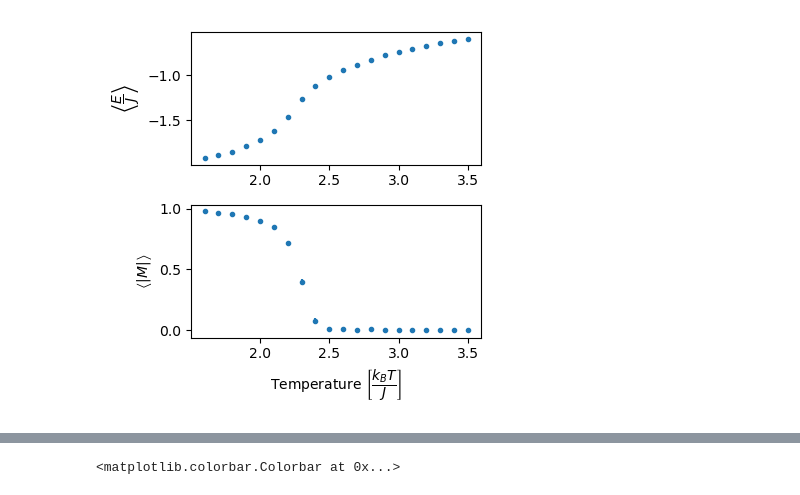
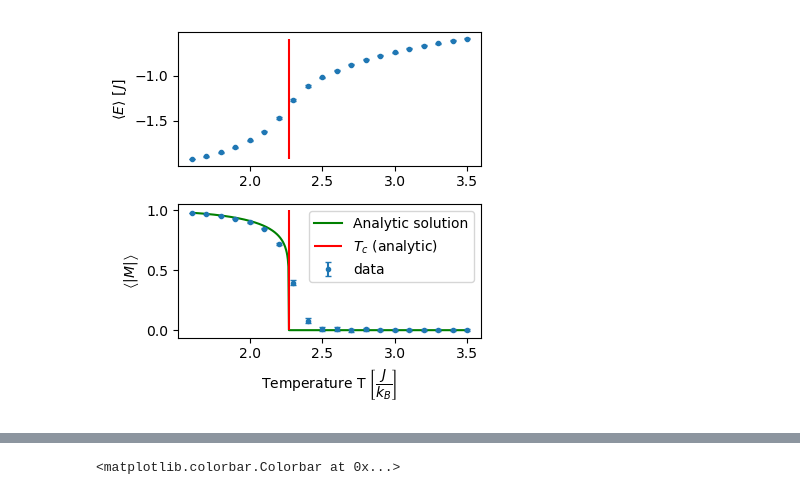
Before and after one commit to aderhall/phys382ising, a Jupyter notebook: analysis_notebooks/fit_observables.ipynb, the cells around one changed output, grey strips where cells are left out. Cells and saved outputs as stored; diff of their text form; code cells hidden in the pictures.

```diff
--- a/analysis_notebooks/fit_observables.ipynb
+++ b/analysis_notebooks/fit_observables.ipynb
@@ -57,19 +58,22 @@ def new_test(test_path):
     !mkdir -p {test_path}/plots
 # %%
 data_tests = "../../data_tests"
-test_name = "fit-observables/many-runs-trial-3-fixN"
+test_name = "fit-observables/grace-33"
 test_path = f"{data_tests}/{test_name}"
-n_trials = 10 # How many times to run the simulation per temperature
-params = SimParams(N = 100, n_steps=100000, n_analyze=95000, n_burnin=2000, b_top = 0.5, multiprocess = True, t_min = 2.1, t_max = 2.2, t_step = 0.1)
 
 if False:
-    #rerun(test_path)
+    params = SimParams(N = 100, n_steps=108000, n_analyze=100000, n_burnin=5000, b_top = 0.5, multiprocess = True, t_min = 1.6, t_max = 3.6, t_step = 0.02, n_trials = 31)
+
     new_test(test_path)
-    run_many(test_path, n_trials, snapshots=False, params=params)
+    run_many(test_path, params=params)
 else:
-    # Unpack the params from params.pkl
+    # Unpack the params from params.pkl so we always have the right param values
     with open(f"{test_path}/params.pkl", "rb") as f:
         params = pickle.load(f)
+    #params = SimParams(N = 100, n_steps=200000, n_analyze=100000, n_burnin=2000, b_top = 0.5, multiprocess = True, t_min = 1.6, t_max = 3.6, t_step = 0.1)
+
+# Make this variable at global scope
+n_trials = params.n_trials
 # %%
 # Read data from files
 em = []
@@ -124,19 +144,32 @@ temp.shape = (2,), sc_data.shape = (2, 49, 10), ac_data.shape = (2, 49, 10)
 # %%
 e_mean_error = e_std.mean(axis=1) / np.sqrt(n_trials)
 m_mean_error = m_std.mean(axis=1) / np.sqrt(n_trials)
+# %%
+pcw_sinh = lambda T : (T < 2.269) * ((1 - np.sinh(2 / T) ** (-4)) ** (1 / 8))
 # %%
 plt.close()
 fig, ax = plt.subplots(2, figsize=(4, 4))
-ax[0].errorbar(temp, e_mean.mean(axis=1), e_mean_error, fmt='.')
+
+ax[0].errorbar(temp, e_mean.mean(axis=1), e_mean_error, fmt='.', capsize=2)
 #ax[0].set_xlabel(r"Temperature $\left[\dfrac{k_B T}{J}\right]$")
-ax[0].set_ylabel(r"$\left<\dfrac{E}{J}\right>$")
-ax[1].errorbar(temp, m_mean.mean(axis=1), m_mean_error, fmt='.')
-ax[1].set_xlabel(r"Temperature $\left[\dfrac{k_B T}{J}\right]$")
+ax[0].set_ylabel(r"$\left<E\right>$ $\left[\, J\right]$")
+
+x = np.linspace(temp[0], temp[-1], 500)
+ax[1].plot(x, np.piecewise(x, [x < 2.269, x >= 2.269], [pcw_sinh, 0]), color="green", label="Analytic solution")
+
+ax[0].vlines(2.269, e_mean.mean(axis=1).min(), e_mean.mean(axis=1).max(), colors='r', linestyles='solid', label="$T_c$ (analytic)")
+ax[1].vlines(2.269, 0, 1, colors='r', linestyles='solid', label="$T_c$ (analytic)")
+
+ax[1].errorbar(temp, m_mean.mean(axis=1), m_mean_error, fmt='.', label="data", capsize=2)
 ax[1].set_ylabel(r"$\left<|M|\right>$")
+
+ax[1].set_xlabel(r"Temperature T $\left[\dfrac{J}{k_B}\right]$")
+ax[1].legend()
+
 fig.tight_layout()
 plt.savefig(f"{test_path}/plots/EMplots.png")
 # %% [output]
-[figure, old version]
+[figure, new version]
 # %%
 e_var_avg = e_var.mean(axis=1)
 e_var_error = e_var.std(axis=1) / np.sqrt(n_trials)
```
Also changed, not shown: parts of 9 cells of this notebook.
